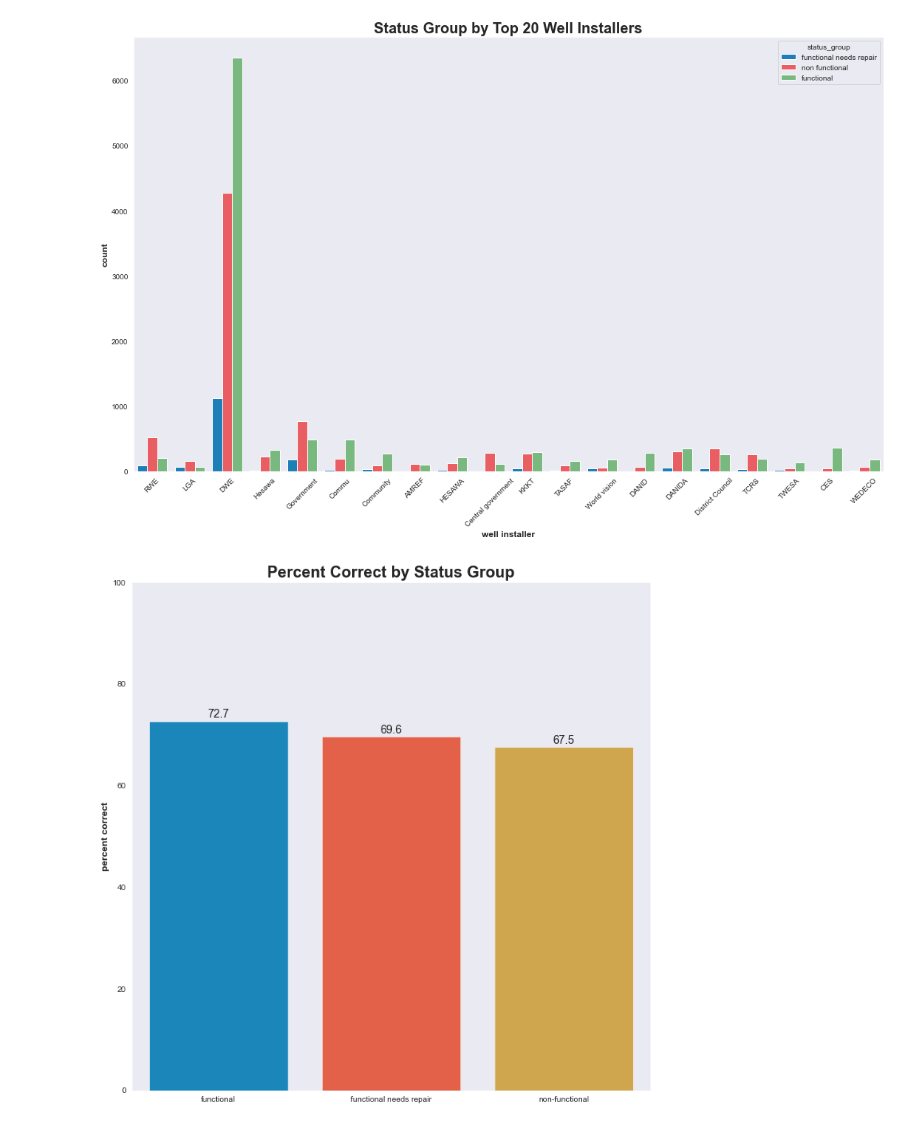
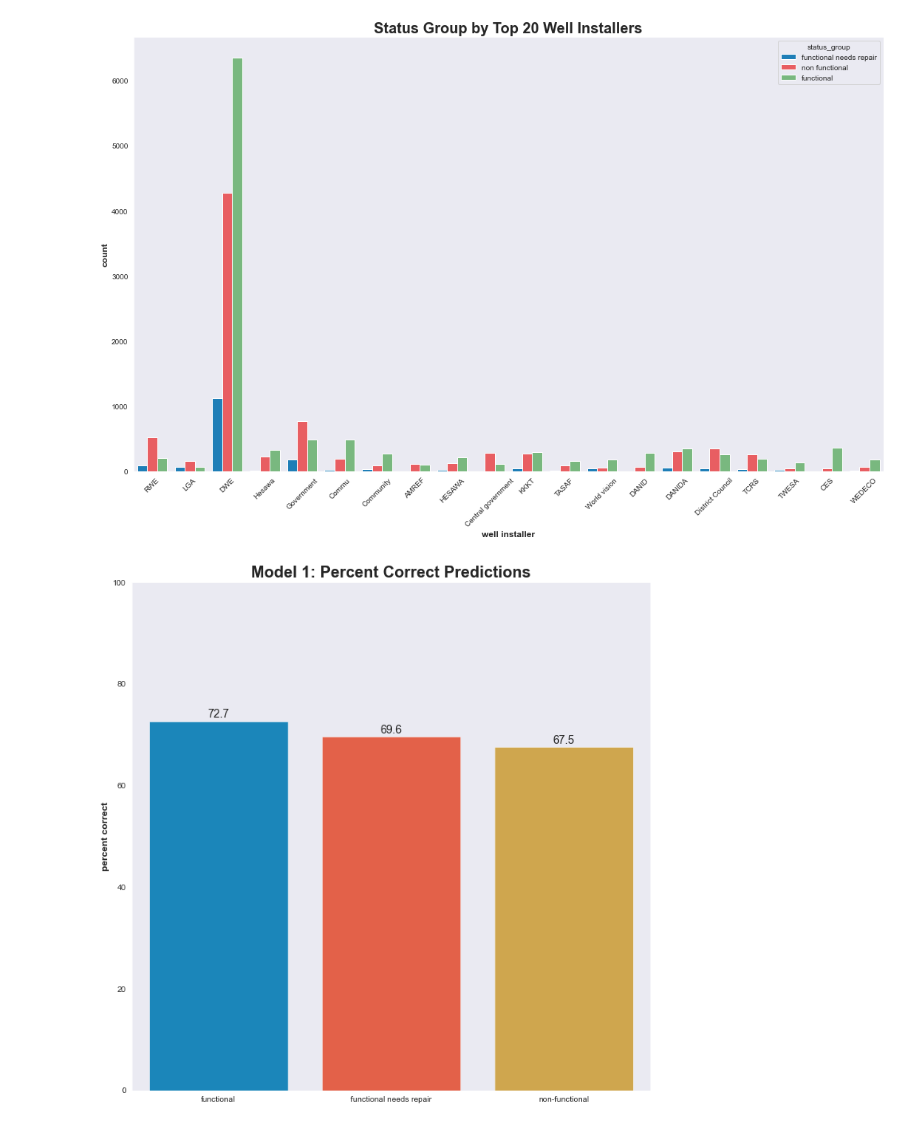
Before and after one commit to fivearm/Phase_3_Project, a Jupyter notebook: 06_visualizations.ipynb, the cells around one changed output. Cells and saved outputs as stored; diff of their text form; code cells hidden in the pictures.

Commit message:
added new visualization

```diff
--- a/06_visualizations.ipynb
+++ b/06_visualizations.ipynb
@@ -196,18 +196,18 @@ df_results = df_results.append({
 # %%
 fig, ax = plt.subplots(figsize = (10,10))
 plt.style.use('fivethirtyeight')
 sns.set_style('dark')
 splot = sns.barplot(x='status', y='percent correct', data=df_results)
 for p in splot.patches:
     splot.annotate(format(p.get_height(), '.1f'),
                    (p.get_x() + p.get_width() / 2., p.get_height()),
                    ha = 'center', va = 'center',
                    xytext = (0, 9),
                    textcoords = 'offset points')
 ax.set_ylim(0, 100)
 plt.xlabel(" ", fontweight='bold', size=12)
 plt.ylabel("percent correct", fontweight='bold', size=12)
-plt.title('Percent Correct by Status Group',fontweight='bold', size=20)
+plt.title('Model 1: Percent Correct Predictions',fontweight='bold', size=20)
 plt.tight_layout()
 # %% [output]
-[figure, old version]
+[figure, new version]
```
Also changed, not shown: parts of 3 cells of this notebook, 1 other file.
